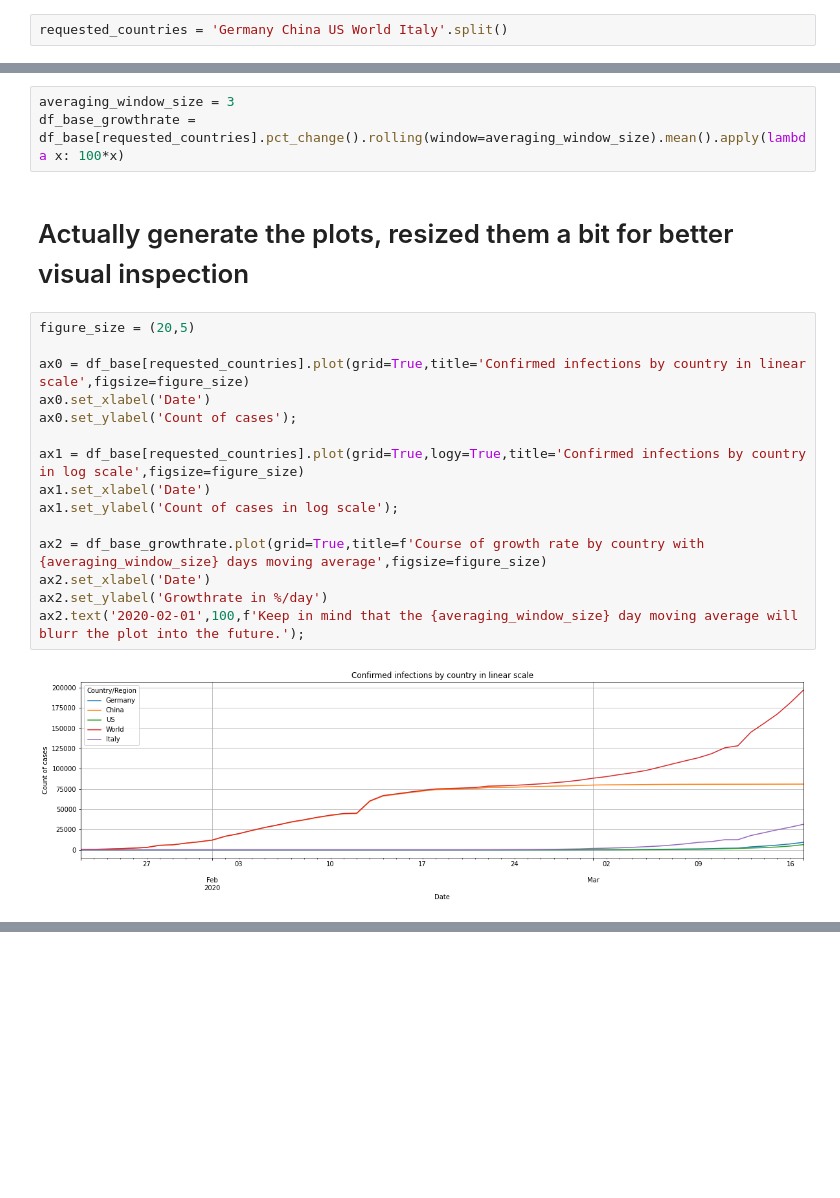
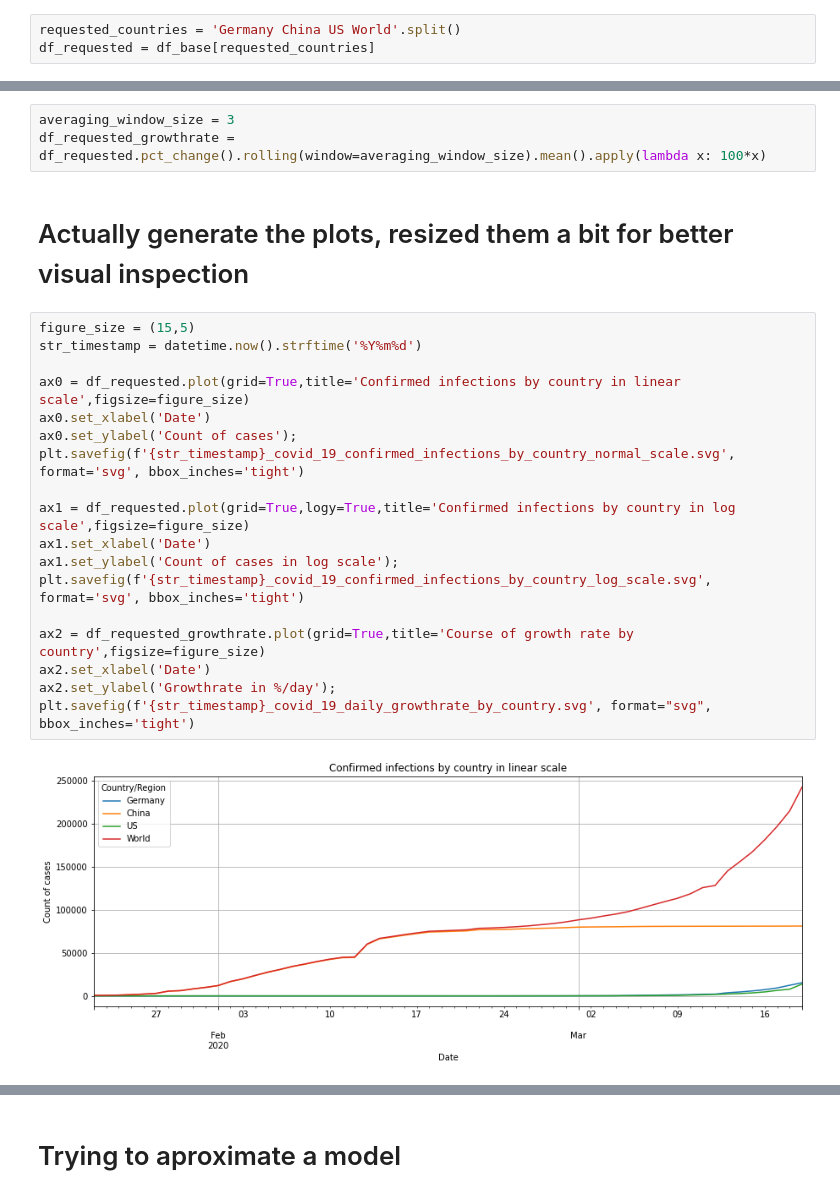
Before and after one commit to jmacenka/jupyternotebook_covid_19_visualization, a Jupyter notebook: analysis_of_the_covid_19_course.ipynb, the cells around one changed output, grey strips where cells are left out. Cells and saved outputs as stored; diff of their text form; blank space fills up the shorter version.

```diff
--- a/analysis_of_the_covid_19_course.ipynb
+++ b/analysis_of_the_covid_19_course.ipynb
@@ -56,3 +74,4 @@ Index(['Afghanistan', 'Albania', 'Algeria', 'Andorra', 'Antigua and Barbuda',
 # %%
-requested_countries = 'Germany China US World Italy'.split()
+requested_countries = 'Germany China US World'.split()
+df_requested = df_base[requested_countries]
 # %% [markdown]
@@ -60,22 +79,25 @@ requested_countries = 'Germany China US World Italy'.split()
 # %%
 averaging_window_size = 3
-df_base_growthrate = df_base[requested_countries].pct_change().rolling(window=averaging_window_size).mean().apply(lambda x: 100*x)
+df_requested_growthrate = df_requested.pct_change().rolling(window=averaging_window_size).mean().apply(lambda x: 100*x)
 # %% [markdown]
 # Actually generate the plots, resized them a bit for better visual inspection
 # %%
-figure_size = (20,5)
+figure_size = (15,5)
+str_timestamp = datetime.now().strftime('%Y%m%d')
 
-ax0 = df_base[requested_countries].plot(grid=True,title='Confirmed infections by country in linear scale',figsize=figure_size)
+ax0 = df_requested.plot(grid=True,title='Confirmed infections by country in linear scale',figsize=figure_size)
 ax0.set_xlabel('Date')
 ax0.set_ylabel('Count of cases');
+plt.savefig(f'{str_timestamp}_covid_19_confirmed_infections_by_country_normal_scale.svg', format='svg', bbox_inches='tight')
 
-ax1 = df_base[requested_countries].plot(grid=True,logy=True,title='Confirmed infections by country in log scale',figsize=figure_size)
+ax1 = df_requested.plot(grid=True,logy=True,title='Confirmed infections by country in log scale',figsize=figure_size)
 ax1.set_xlabel('Date')
 ax1.set_ylabel('Count of cases in log scale');
+plt.savefig(f'{str_timestamp}_covid_19_confirmed_infections_by_country_log_scale.svg', format='svg', bbox_inches='tight')
 
-ax2 = df_base_growthrate.plot(grid=True,title=f'Course of growth rate by country with {averaging_window_size} days moving average',figsize=figure_size)
+ax2 = df_requested_growthrate.plot(grid=True,title='Course of growth rate by country',figsize=figure_size)
 ax2.set_xlabel('Date')
-ax2.set_ylabel('Growthrate in %/day')
-ax2.text('2020-02-01',100,f'Keep in mind that the {averaging_window_size} day moving average will blurr the plot into the future.');
+ax2.set_ylabel('Growthrate in %/day');
+plt.savefig(f'{str_timestamp}_covid_19_daily_growthrate_by_country.svg', format="svg", bbox_inches='tight')
 # %% [output]
-[figure, old version]
+[figure, new version]
@@ -83,0 +106,2 @@ ax2.text('2020-02-01',100,f'Keep in mind that the {averaging_window_size} day mo
+# %% [markdown]
+# Trying to aproximate a model
```
Also changed, not shown: parts of 17 cells of this notebook.
